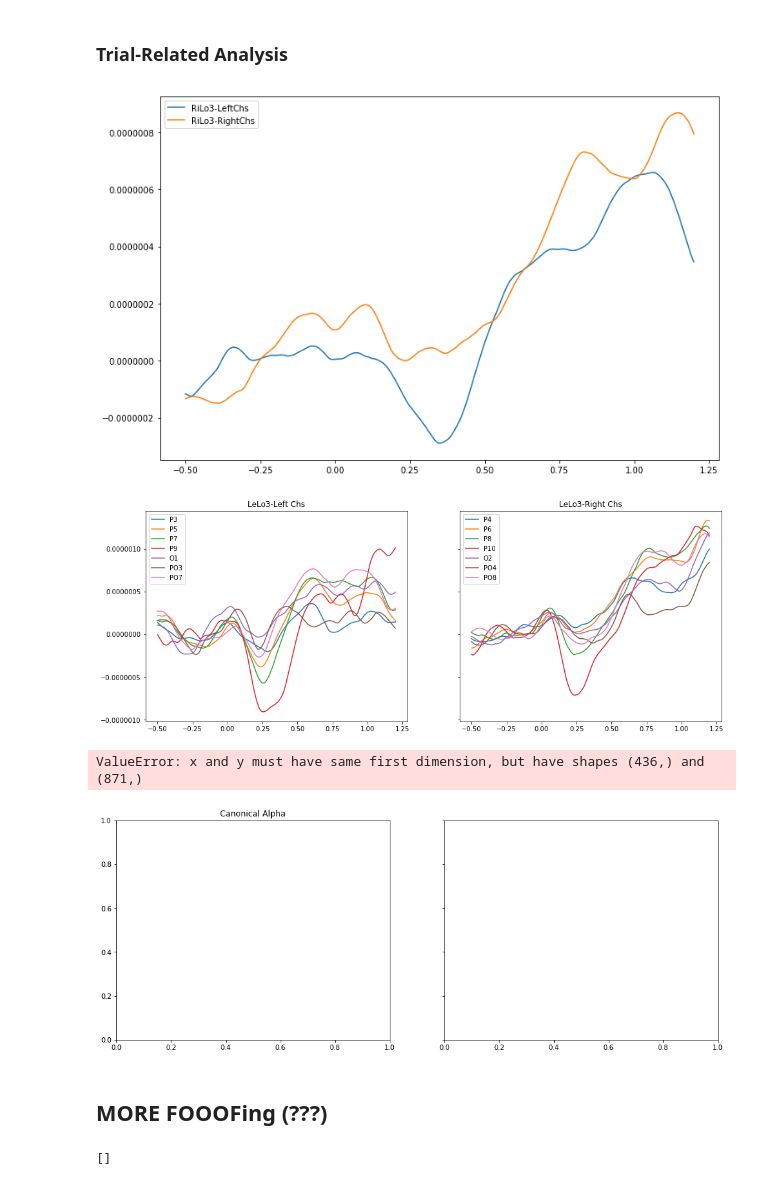
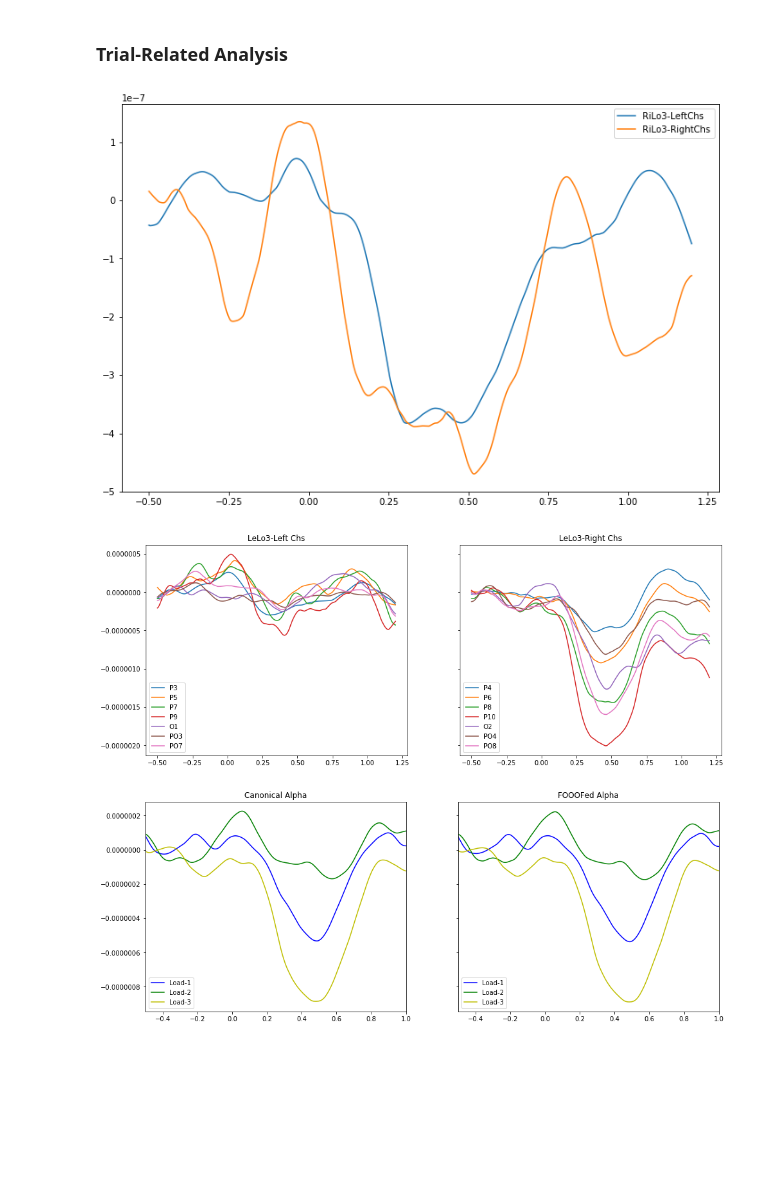
Before and after one commit to TomDonoghue/EEGparam, a Jupyter notebook: notebooks/FOOOF-EEG.ipynb, the cells around one changed output. Saved outputs shown, nothing was run; the diff lists cells and outputs as text; code cells hidden in the pictures; blank space fills up the shorter version.

```diff
--- a/notebooks/FOOOF-EEG.ipynb
+++ b/notebooks/FOOOF-EEG.ipynb
@@ -42,18 +45,20 @@ load_func = mne.io.read_raw_edf
 subj_files = os.listdir(dat_path)
 subj_files = clean_file_list(subj_files, extension)
 # %%
-# Load data
+# Set subject index to load (as index from subjs_files)
+sub_ind = 4
 
+# Load data, and do group specific things for fixing up the channel labels & types
 if GROUP == 'G1':
 
-    eeg_dat = mne.io.read_raw_eeglab(os.path.join(dat_path, subj_files[2]), preload=True)
+    eeg_dat = mne.io.read_raw_eeglab(os.path.join(dat_path, subj_files[sub_ind]), preload=True)
 
     # Set channel types
     ch_types = {'LO1' : 'eog', 'LO2' : 'eog', 'IO1' : 'eog', 'A1' : 'misc', 'A2' : 'misc'}
 
 if GROUP == 'G2':
 
-    eeg_dat = mne.io.read_raw_edf(os.path.join(dat_path, subj_files[2]), preload=True)
+    eeg_dat = mne.io.read_raw_edf(os.path.join(dat_path, subj_files[sub_ind]), preload=True)
 
     # Fix channel name labels
     eeg_dat.info['ch_names'] = [chl[2:] for chl in eeg_dat.ch_names[:-1]] + [eeg_dat.ch_names[-1]]
@@ -63,5 +68,8 @@ if GROUP == 'G2':
     # Set channel types
     ch_types = {'LHor' : 'eog', 'RHor' : 'eog', 'IVer' : 'eog', 'SVer' : 'eog',
                 'LMas' : 'misc', 'RMas' : 'misc', 'Nose' : 'misc', 'EXG8' : 'misc'}
+
+# Set channel types
+eeg_dat.set_channel_types(ch_types)
 # %% [output]
 stim_channel will default to 'auto' in version 0.16. Set stim_channel explicitly to avoid this warning.
@@ -176,7 +167,7 @@ evs = mne.find_events(eeg_dat, shortest_event=1, verbose=False)
 ev_codes = np.unique(evs[:, 2])
 
 # Pull out sampling rate
-fs = eeg_dat.info['sfreq']
+srate = eeg_dat.info['sfreq']
 # %%
 # Set up event code dictionary, with key labels for each event type
 ev_dict = {'LeLo1': [201, 202], 'LeLo2': [205, 206], 'LeLo3': [209, 210],
@@ -204,7 +195,7 @@ lags = np.array([])
 t_min, t_max = -0.4, 3.0
 for ref_id, targ_id, new_id in zip(all_trials, corr_codes * 6, all_trials_new):
 
-    t_evs, t_lags = mne.event.define_target_events(evs, ref_id, targ_id, fs, t_min, t_max, new_id)
+    t_evs, t_lags = mne.event.define_target_events(evs, ref_id, targ_id, srate, t_min, t_max, new_id)
 
     if len(t_evs) > 0:
         evs2 = np.vstack([evs2, t_evs])
@@ -335,14 +324,13 @@ fooof_dat.apply_hilbert(envelope=True)
 ### Epoching
 # %%
 # Epoch settings
-tmin = -0.5
-tmax = 1.2
+tmin, tmax = -0.5, 1.2
 
 # Epoch trials - raw data for trial rejection
-epochs = mne.Epochs(eeg_dat, evs2, ev_dict2, tmin=tmin, tmax=tmax, baseline=None, preload=True)
+epochs = mne.Epochs(eeg_dat, evs2, ev_dict2, tmin=tmin, tmax=tmax, baseline=(-0.5, -0.35), preload=True)
 
 # Epoch trials - filtered version
-epochs_alpha = mne.Epochs(alpha_dat, evs2, ev_dict2, tmin=tmin, tmax=tmax, baseline=(-0.5, 0), preload=True);
-epochs_fooof = mne.Epochs(fooof_dat, evs2, ev_dict2, tmin=tmin, tmax=tmax, baseline=(-0.5, 0), preload=True);
+epochs_alpha = mne.Epochs(alpha_dat, evs2, ev_dict2, tmin=tmin, tmax=tmax, baseline=(-0.50, -0.35), preload=True);
+epochs_fooof = mne.Epochs(fooof_dat, evs2, ev_dict2, tmin=tmin, tmax=tmax, baseline=(-0.50, -0.35), preload=True);
 # %% [output]
 The events passed to the Epochs constructor are not chronologically ordered.
@@ -391,17 +379,17 @@ ri_inds = [epochs.ch_names.index(chn) for chn in ri_chs]
 # %%
 # Check lateralized alpha response for particular trial type
 trial_type = 'RiLo3'
-times = np.arange(-0.5, 1.2, 1/512)
+times = np.arange(-0.5, 1.2, 1/srate)
 plt.figure(figsize=[12, 8])
 plt.plot(times, np.mean(epochs_alpha[trial_type]._data[:, le_inds, :], 0).T[:, 0], label=trial_type+'-LeftChs')
 plt.plot(times, np.mean(epochs_alpha[trial_type]._data[:, ri_inds, :], 0).T[:, 0], label=trial_type+'-RightChs')
 plt.legend();
 # %% [output]
-[figure, old version]
+[figure, new version]
 # %%
 # Plot the responses across channels
 trial_type = 'LeLo3'
-times = np.arange(-0.5, 1.2, 1/512)
+times = np.arange(-0.5, 1.2, 1/srate)
 
 f, (ax1, ax2) = plt.subplots(1, 2, sharey=True, figsize=[16, 6])
 
@@ -413,7 +401,7 @@ ax2.plot(times, np.mean(epochs_alpha[trial_type]._data[:, ri_inds, :], 0).T);
 ax2.set_title(trial_type+'-Right Chs')
 ax2.legend(ri_chs);
 # %% [output]
-[figure, old version]
+[figure, new version]
 # %%
 # Pull out channel of interest for each load level - canonical data
 #  Channels extracted are those contralateral to stimulus presentation
@@ -440,7 +428,6 @@ lo3_f_avg = np.mean(lo3_f, 1).mean(0)
 fooofed_avg = np.vstack([lo1_f_avg, lo2_f_avg, lo3_f_avg])
 # %%
 # Plot alpha response between different alpha filters
-plot_alpha_response_compare(canonical_avg, fooofed_avg)
+plot_alpha_response_compare(canonical_avg, fooofed_avg, srate)
 # %% [output]
-ValueError: x and y must have same first dimension, but have shapes (436,) and (871,)
-[figure, old version]
+[figure, new version]
@@ -507,2 +433,0 @@ ValueError: x and y must have same first dimension, but have shapes (436,) and (
-# %% [markdown]
-## MORE FOOOFing (???)
@@ -514,4 +433,0 @@ fg_dict = {'Load1' : [], 'Load2' : [], 'Load3' : 3}
-# %%
-fg_dict['Load1']
-# %% [output]
-[]
```
Also changed, not shown: parts of 46 cells of this notebook.
